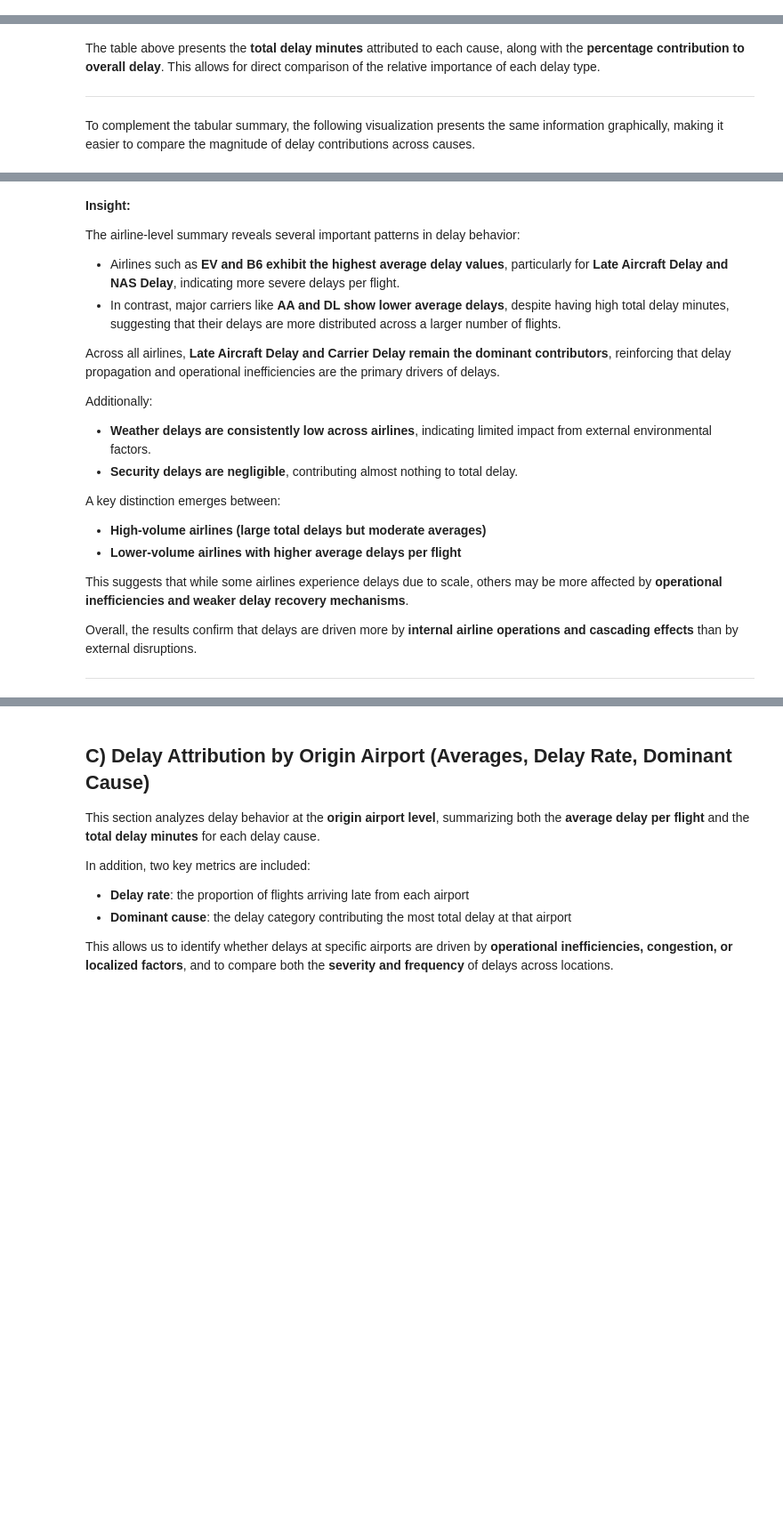
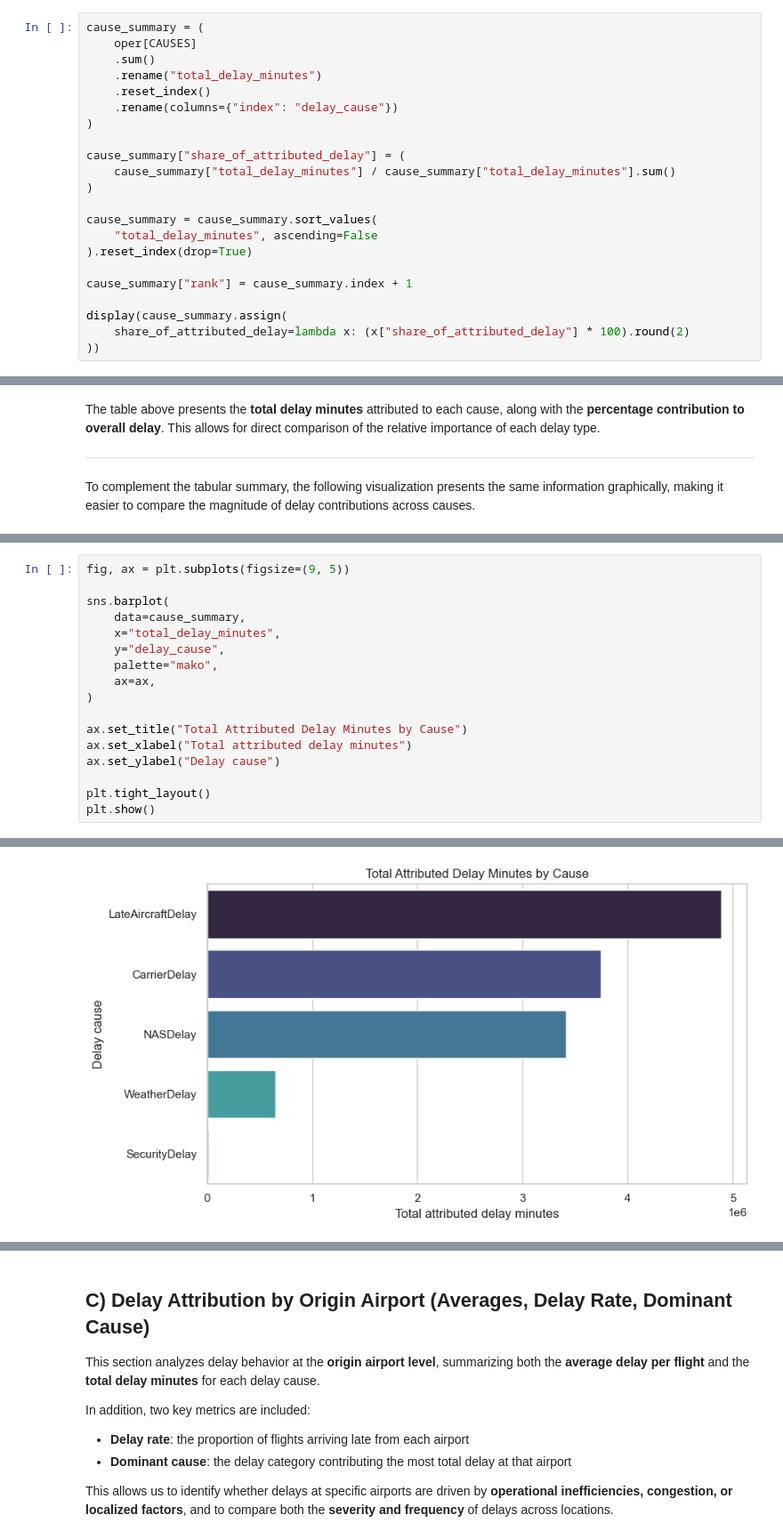
Before and after one commit to zuhrahmoh/Big-Data-Project, a Jupyter notebook: 03_delay_cause_attribution.ipynb, the cells around one changed output, grey strips where cells are left out. Shown at 89% size. Drawn from its saved outputs; the diff is of its cells as text; blank space fills up the shorter version.

```diff
--- a/03_delay_cause_attribution.ipynb
+++ b/03_delay_cause_attribution.ipynb
@@ -82,0 +154,22 @@ overall
+# %%
+cause_summary = (
+    oper[CAUSES]
+    .sum()
+    .rename("total_delay_minutes")
+    .reset_index()
+    .rename(columns={"index": "delay_cause"})
+)
+
+cause_summary["share_of_attributed_delay"] = (
+    cause_summary["total_delay_minutes"] / cause_summary["total_delay_minutes"].sum()
+)
+
+cause_summary = cause_summary.sort_values(
+    "total_delay_minutes", ascending=False
+).reset_index(drop=True)
+
+cause_summary["rank"] = cause_summary.index + 1
+
+display(cause_summary.assign(
+    share_of_attributed_delay=lambda x: (x["share_of_attributed_delay"] * 100).round(2)
+))
@@ -156,23 +189,18 @@ airline_delay_summary.head(10)
-# %% [markdown]
-**Insight:**
-
-The airline-level summary reveals several important patterns in delay behavior:
-
-- Airlines such as **EV and B6 exhibit the highest average delay values**, particularly for **Late Aircraft Delay and NAS Delay**, indicating more severe delays per flight.
-- In contrast, major carriers like **AA and DL show lower average delays**, despite having high total delay minutes, suggesting that their delays are more distributed across a larger number of flights.
-
-Across all airlines, **Late Aircraft Delay and Carrier Delay remain the dominant contributors**, reinforcing that delay propagation and operational inefficiencies are the primary drivers of delays.
-
-Additionally:
-- **Weather delays are consistently low across airlines**, indicating limited impact from external environmental factors.
-- **Security delays are negligible**, contributing almost nothing to total delay.
-
-A key distinction emerges between:
-- **High-volume airlines (large total delays but moderate averages)**
-- **Lower-volume airlines with higher average delays per flight**
-
-This suggests that while some airlines experience delays due to scale, others may be more affected by **operational inefficiencies and weaker delay recovery mechanisms**.
-
-Overall, the results confirm that delays are driven more by **internal airline operations and cascading effects** than by external disruptions.
-
----
+# %%
+fig, ax = plt.subplots(figsize=(9, 5))
+
+sns.barplot(
+    data=cause_summary,
+    x="total_delay_minutes",
+    y="delay_cause",
+    palette="mako",
+    ax=ax,
+)
+
+ax.set_title("Total Attributed Delay Minutes by Cause")
+ax.set_xlabel("Total attributed delay minutes")
+ax.set_ylabel("Delay cause")
+
+plt.tight_layout()
+plt.show()
+# %% [output]
@@ -178,0 +210 @@ Overall, the results confirm that delays are driven more by **internal airline o
+[figure, added]
```
Also changed, not shown: parts of 22 cells of this notebook, 2 other files.
